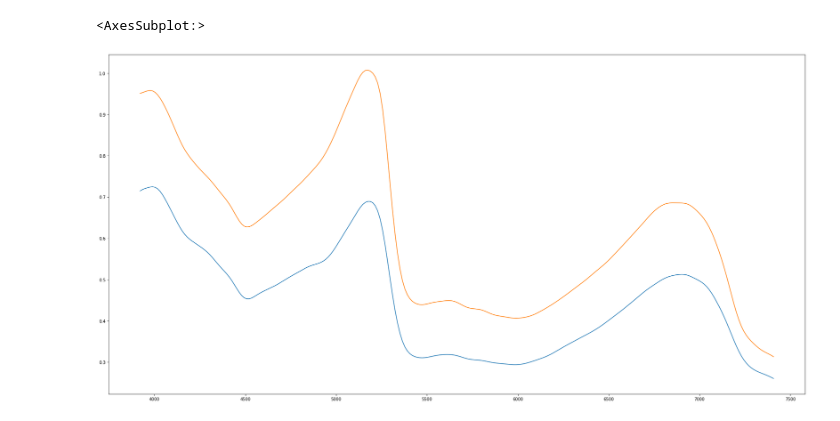
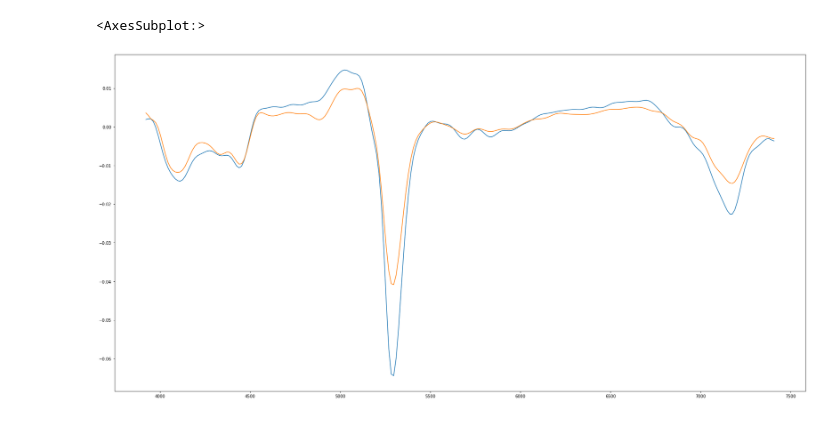
Before and after one commit to mahmoud791/graduation-project, a Jupyter notebook: Hay_Ensile.ipynb, the cells around one changed output. Saved outputs shown, nothing was run; the diff lists cells and outputs as text; code cells hidden in the pictures.

```diff
--- a/Hay_Ensile.ipynb
+++ b/Hay_Ensile.ipynb
@@ -39,9 +37,14 @@ spectra_abs_test = convert_abs(spectra_ref_test.copy(deep=True))
-# %%
-spectra_abs.iloc[0].plot()
-spectra_abs_test.iloc[0].plot()
-# %% [output]
-<AxesSubplot:>
-[figure, removed]
+# %%
+
+spectra_abs = np.gradient(spectra_abs.copy(deep=True).to_numpy(),axis=1)
+spectra_abs = pd.DataFrame(spectra_abs,columns=wav)
+spectra_abs_test = np.gradient(spectra_abs_test.copy(deep=True).to_numpy(),axis=1)
+spectra_abs_test = pd.DataFrame(spectra_abs_test,columns=wav)
+spectra_abs_test.iloc[0].plot()
+spectra_abs.iloc[0].plot()
+# %% [output]
+<AxesSubplot:>
+[figure, added]
 # %%
 
 def snv(input_data):
```
Also changed, not shown: parts of 11 cells of this notebook, 2 other files.
